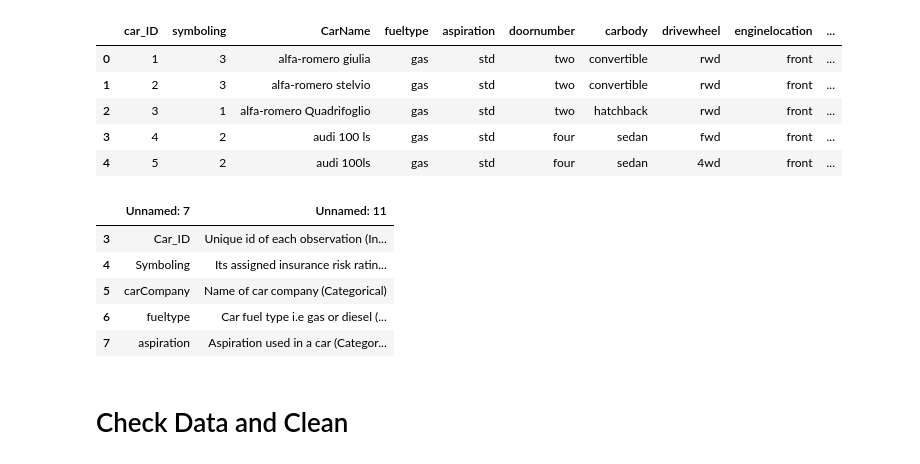
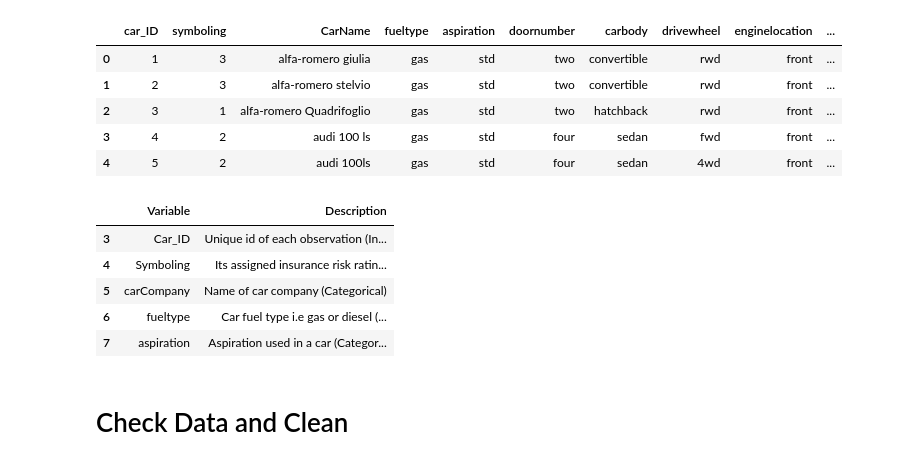
Before and after one commit to MatthewKava/Data, a Jupyter notebook: CarsFinal.ipynb, the cells around one changed output. Drawn from its saved outputs; the diff is of its cells as text; code cells hidden in the pictures.

```diff
--- a/CarsFinal.ipynb
+++ b/CarsFinal.ipynb
@@ -38,9 +41,11 @@ df.head()
 | 4 | 5 | 2 | audi 100ls | gas | std | four | sedan | 4wd | front | ... |
 # %%
 dictionary = dictionary.dropna()
+col_names = ['Variable', 'Description']
+dictionary.columns = col_names
 dictionary.head()
 # %% [output]
-|  | Unnamed: 7 | Unnamed: 11 |
+|  | Variable | Description |
 | 3 | Car_ID | Unique id of each observation (In... |
 | 4 | Symboling | Its assigned insurance risk ratin... |
 | 5 | carCompany | Name of car company (Categorical) |
```
Also changed, not shown: parts of 43 cells of this notebook.
